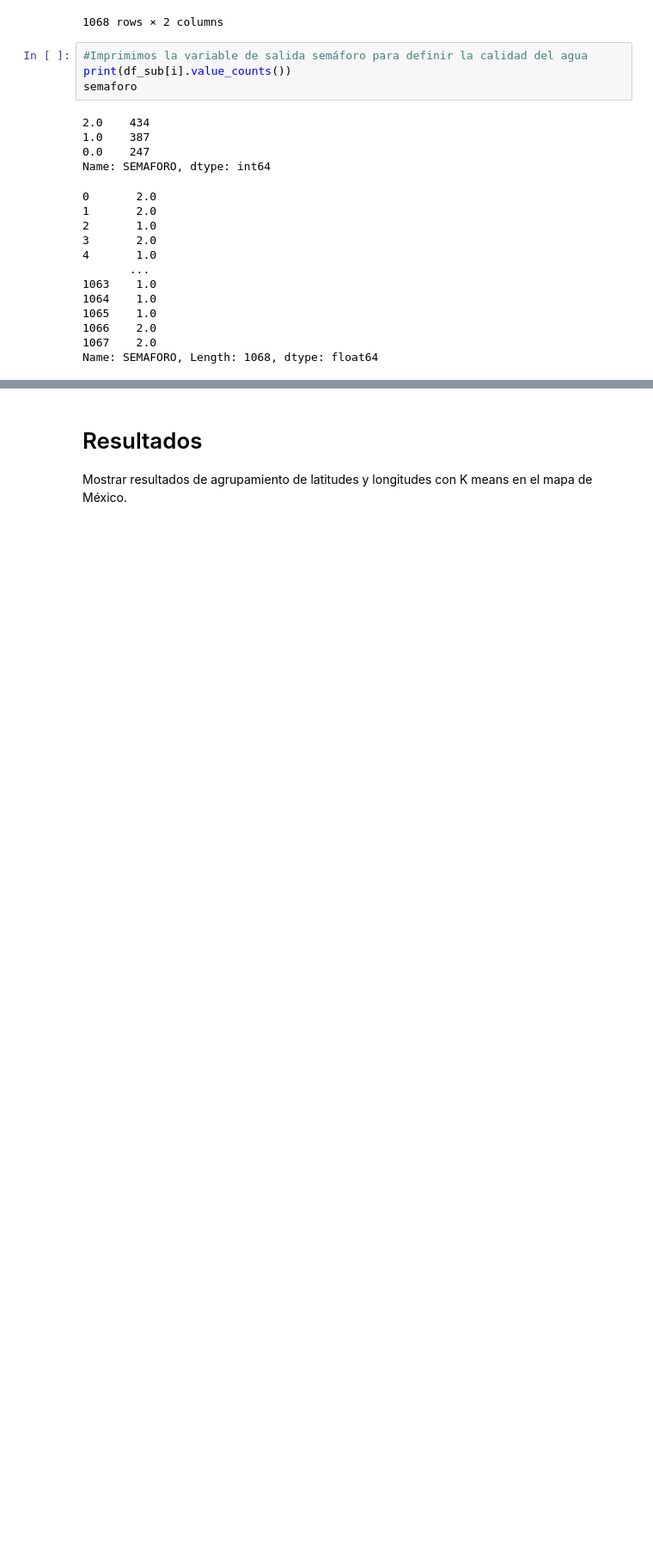
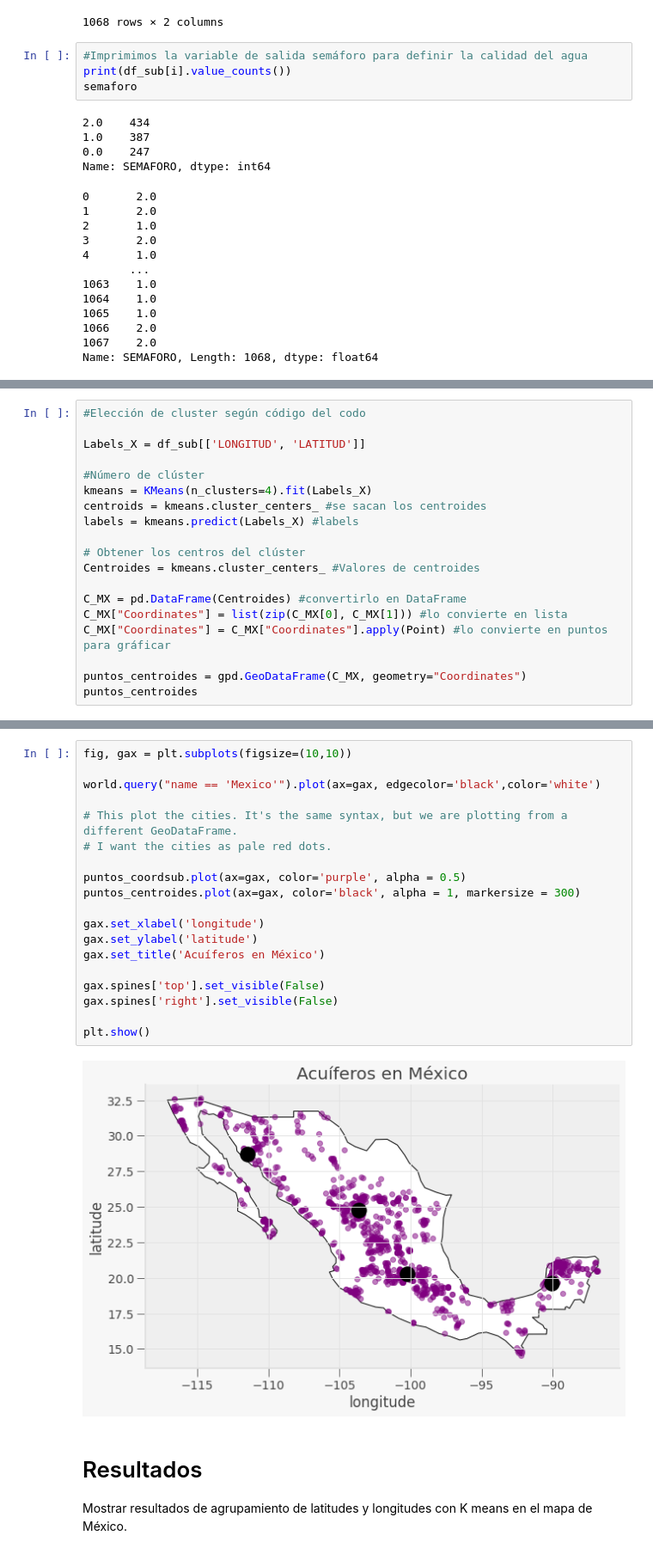
Before and after one commit to PosgradoMNA/actividades-del-projecto-equipo_98, a Jupyter notebook: Reto_DS_Parte_1.ipynb, the cells around one changed output, grey strips where cells are left out. Shown at 86% size. Drawn from its saved outputs; the diff is of its cells as text; blank space fills up the shorter version.

```diff
--- a/Reto_DS_Parte_1.ipynb
+++ b/Reto_DS_Parte_1.ipynb
@@ -670,0 +778,19 @@ Name: SEMAFORO, Length: 1068, dtype: float64
+# %%
+#Elección de cluster según código del codo
+
+Labels_X = df_sub[['LONGITUD', 'LATITUD']]
+
+#Número de clúster
+kmeans = KMeans(n_clusters=4).fit(Labels_X)
+centroids = kmeans.cluster_centers_ #se sacan los centroides
+labels = kmeans.predict(Labels_X) #labels
+
+# Obtener los centros del clúster
+Centroides = kmeans.cluster_centers_ #Valores de centroides
+
+C_MX = pd.DataFrame(Centroides) #convertirlo en DataFrame
+C_MX["Coordinates"] = list(zip(C_MX[0], C_MX[1])) #lo convierte en lista
+C_MX["Coordinates"] = C_MX["Coordinates"].apply(Point) #lo convierte en puntos para gráficar
+
+puntos_centroides = gpd.GeoDataFrame(C_MX, geometry="Coordinates")
+puntos_centroides
@@ -671,3 +845,24 @@ Name: SEMAFORO, Length: 1068, dtype: float64
+# %%
+fig, gax = plt.subplots(figsize=(10,10))
+
+world.query("name == 'Mexico'").plot(ax=gax, edgecolor='black',color='white')
+
+# This plot the cities. It's the same syntax, but we are plotting from a different GeoDataFrame.
+# I want the cities as pale red dots.
+
+puntos_coordsub.plot(ax=gax, color='purple', alpha = 0.5)
+puntos_centroides.plot(ax=gax, color='black', alpha = 1, markersize = 300)
+
+gax.set_xlabel('longitude')
+gax.set_ylabel('latitude')
+gax.set_title('Acuíferos en México')
+
+gax.spines['top'].set_visible(False)
+gax.spines['right'].set_visible(False)
+
+plt.show()
+# %% [output]
+[figure, added]
 # %% [markdown]
 # Resultados
 
```
Also changed, not shown: parts of 13 cells of this notebook.
